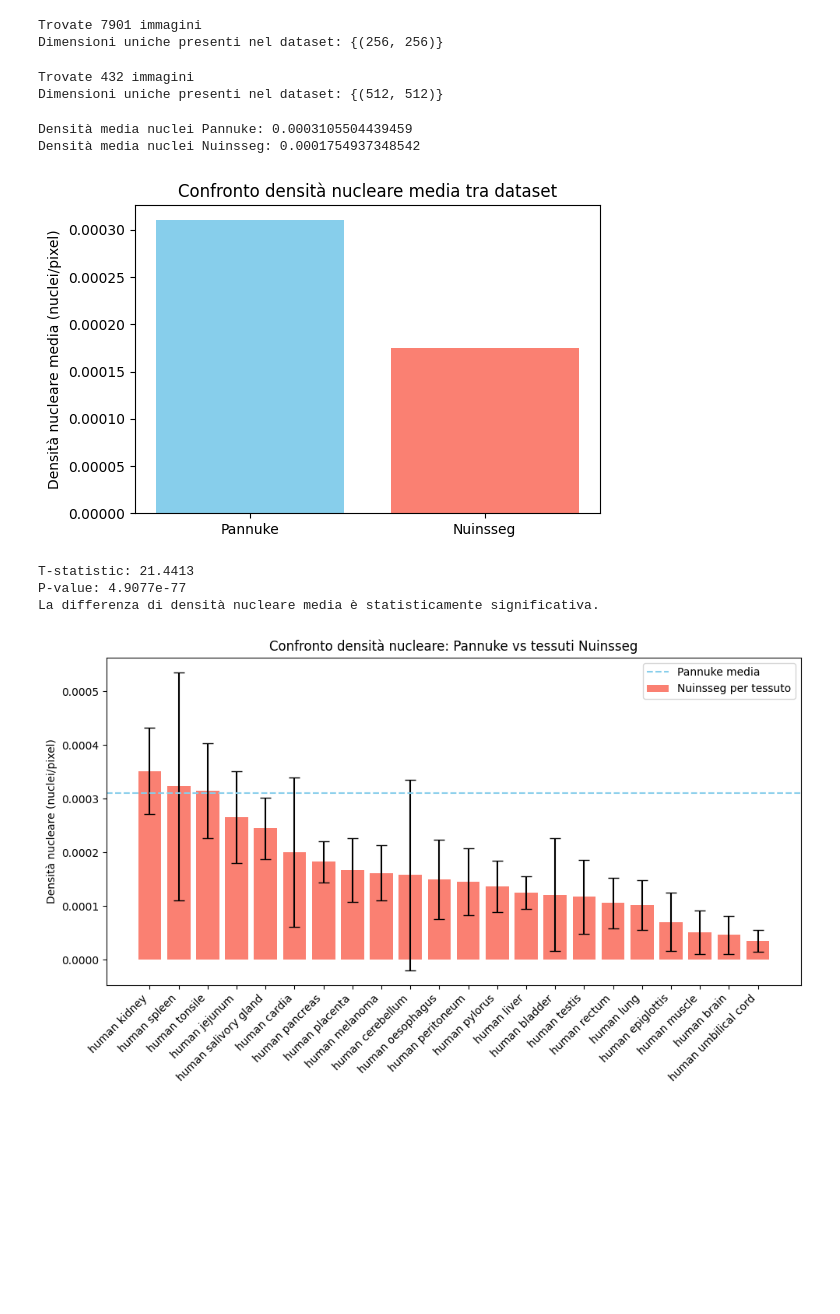
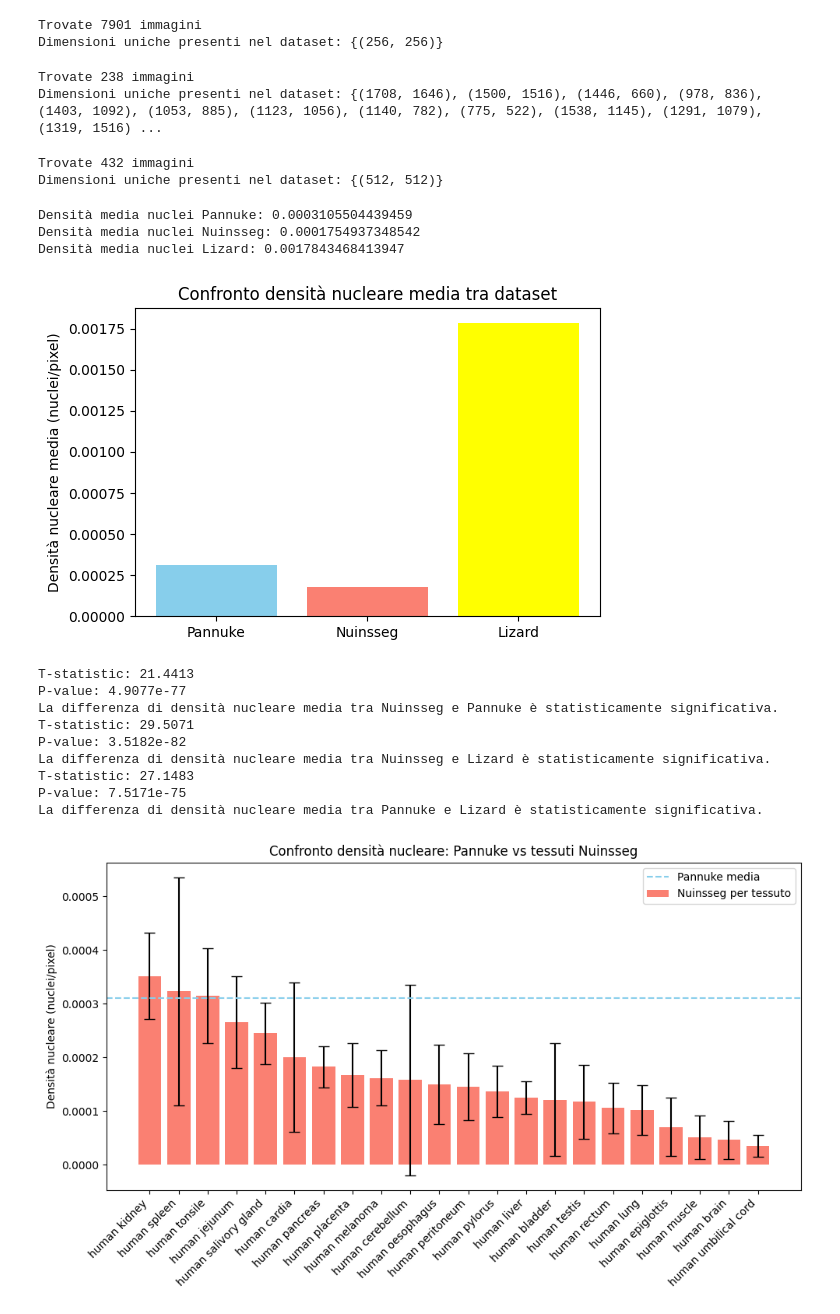
Before and after one commit to ChiariniFrancesco/FSL_Segmentation_Bio, a Jupyter notebook: Pannuke_VS_Nuinsegg.ipynb, the cells around one changed output. Drawn from its saved outputs; the diff is of its cells as text; code cells hidden in the pictures; blank space fills up the shorter version.

Commit message:
lizard

```diff
--- a/Pannuke_VS_Nuinsegg.ipynb
+++ b/Pannuke_VS_Nuinsegg.ipynb
@@ -42,6 +46,27 @@ print("Dimensioni uniche presenti nel dataset:", sizes_Pannuke)
 # %% [output]
 Trovate 7901 immagini
 Dimensioni uniche presenti nel dataset: {(256, 256)}
+# %%
+# CONTROLLO SE LE IMMAGINI DI LIZARD SONO 256 256
+DATA_PATH_LIZARD = 'data/raw/lizard'
+
+image_paths_lizard = (
+    glob.glob(os.path.join(DATA_PATH_LIZARD, "lizard_images1", "Lizard_images1", "*.png*")) \
+             + glob.glob(os.path.join(DATA_PATH_LIZARD, "lizard_images2", "Lizard_images2", "*.png*"))
+)
+
+
+sizes_Lizard = set()
+
+for img_path in image_paths_lizard:
+    img = Image.open(img_path)
+    sizes_Lizard.add(img.size)
+
+print(f"Trovate {len(image_paths_lizard)} immagini")
+print("Dimensioni uniche presenti nel dataset:", sizes_Lizard)
+# %% [output]
+Trovate 238 immagini
+Dimensioni uniche presenti nel dataset: {(1708, 1646), (1500, 1516), (1446, 660), (978, 836), (1403, 1092), (1053, 885), (1123, 1056), (1140, 782), (775, 522), (1538, 1145), (1291, 1079), (1319, 1516) ...
 # %%
 # CONTROLLO SE LE IMMAGINI DI NUINSSEG SONO 256 256: FALSO SONO 512 512
 DATA_PATH_NUINSSEG = 'data/raw/nuinsseg'
@@ -91,51 +116,86 @@ Dimensioni uniche presenti nel dataset: {(512, 512)}
 # CONFRONTO NUMERICO MDENSITà MEDIA
 df_Pannuke = pd.read_csv("df_dataset_Pannuke.csv")
 df_Nuinsseg = pd.read_csv("df_dataset_Nuinsseg.csv")
+df_Lizard = pd.read_csv("df_dataset_Lizard.csv")
+
 
 print("Densità media nuclei Pannuke:", df_Pannuke["mean_density"].mean())
 print("Densità media nuclei Nuinsseg:", df_Nuinsseg["mean_density"].mean())
+print("Densità media nuclei Lizard:", df_Lizard["mean_density"].mean())
 # %% [output]
 Densità media nuclei Pannuke: 0.0003105504439459
 Densità media nuclei Nuinsseg: 0.0001754937348542
+Densità media nuclei Lizard: 0.0017843468413947
 # %%
 # CONFRONTO VIA VISIVA DENSITà MEDIA
 
 import matplotlib.pyplot as plt
 
-densities = [df_Pannuke["mean_density"].mean(), df_Nuinsseg["mean_density"].mean()]
-datasets = ["Pannuke", "Nuinsseg"]
+densities = [df_Pannuke["mean_density"].mean(), df_Nuinsseg["mean_density"].mean(), df_Lizard["mean_density"].mean()]
+datasets = ["Pannuke", "Nuinsseg", "Lizard"]
 
 plt.figure(figsize=(6,4))
-plt.bar(datasets, densities, color=["skyblue", "salmon"])
+plt.bar(datasets, densities, color=["skyblue", "salmon", "yellow"])
 plt.ylabel("Densità nucleare media (nuclei/pixel)")
 plt.title("Confronto densità nucleare media tra dataset")
 plt.show()
 # %% [output]
-[figure, old version]
+[figure, new version]
 # %%
 # P_TEST
 
 df_images_Pannuke = pd.read_csv("df_images_Pannuke.csv")
 df_images_Nuinsseg = pd.read_csv("df_images_Nuinsseg.csv")
+df_images_Lizard = pd.read_csv("df_images_Lizard.csv")
 
 
 dens_Pannuke = df_images_Pannuke["density"].values
 dens_Nuinsseg = df_images_Nuinsseg["density"].values
+dens_Lizard = df_images_Lizard["density"].values
 
-# T-test indipendente
+
+# T-test indipendente nuinsseg e pannuke
 t_stat, p_value = ttest_ind(dens_Pannuke, dens_Nuinsseg, equal_var=False)  # Welch's t-test
 
 print(f"T-statistic: {t_stat:.4f}")
 print(f"P-value: {p_value:.4e}")
 
 if p_value < 0.05:
-    print("La differenza di densità nucleare media è statisticamente significativa.")
+    print("La differenza di densità nucleare media tra Nuinsseg e Pannuke è statisticamente significativa.")
 else:
-    print("La differenza di densità nucleare media NON è statisticamente significativa.")
+    print("La differenza di densità nucleare media tra Nuinsseg e Pannuke NON è statisticamente significativa.")
+
+# T-test indipendente nuinsseg e lizard
+t_stat, p_value = ttest_ind(dens_Lizard, dens_Nuinsseg, equal_var=False)  # Welch's t-test
+
+print(f"T-statistic: {t_stat:.4f}")
+print(f"P-value: {p_value:.4e}")
+
+if p_value < 0.05:
+    print("La differenza di densità nucleare media tra Nuinsseg e Lizard è statisticamente significativa.")
+else:
+    print("La differenza di densità nucleare media tra Nuinsseg e Lizard NON è statisticamente significativa.")
+
+# T-test indipendente pannuke e lizard
+t_stat, p_value = ttest_ind(dens_Lizard, dens_Pannuke, equal_var=False)  # Welch's t-test
+
+print(f"T-statistic: {t_stat:.4f}")
+print(f"P-value: {p_value:.4e}")
+
+if p_value < 0.05:
+    print("La differenza di densità nucleare media tra Pannuke e Lizard è statisticamente significativa.")
+else:
+    print("La differenza di densità nucleare media tra Pannuke e Lizard NON è statisticamente significativa.")
 # %% [output]
 T-statistic: 21.4413
 P-value: 4.9077e-77
-La differenza di densità nucleare media è statisticamente significativa.
+La differenza di densità nucleare media tra Nuinsseg e Pannuke è statisticamente significativa.
+T-statistic: 29.5071
+P-value: 3.5182e-82
+La differenza di densità nucleare media tra Nuinsseg e Lizard è statisticamente significativa.
+T-statistic: 27.1483
+P-value: 7.5171e-75
+La differenza di densità nucleare media tra Pannuke e Lizard è statisticamente significativa.
 # %%
 # CONFRONTO NELLO SPECIFICO CON TESSUTI NUINSSEG SPECIFICI
 
```
Also changed, not shown: parts of 4 cells of this notebook, 12 other files.
